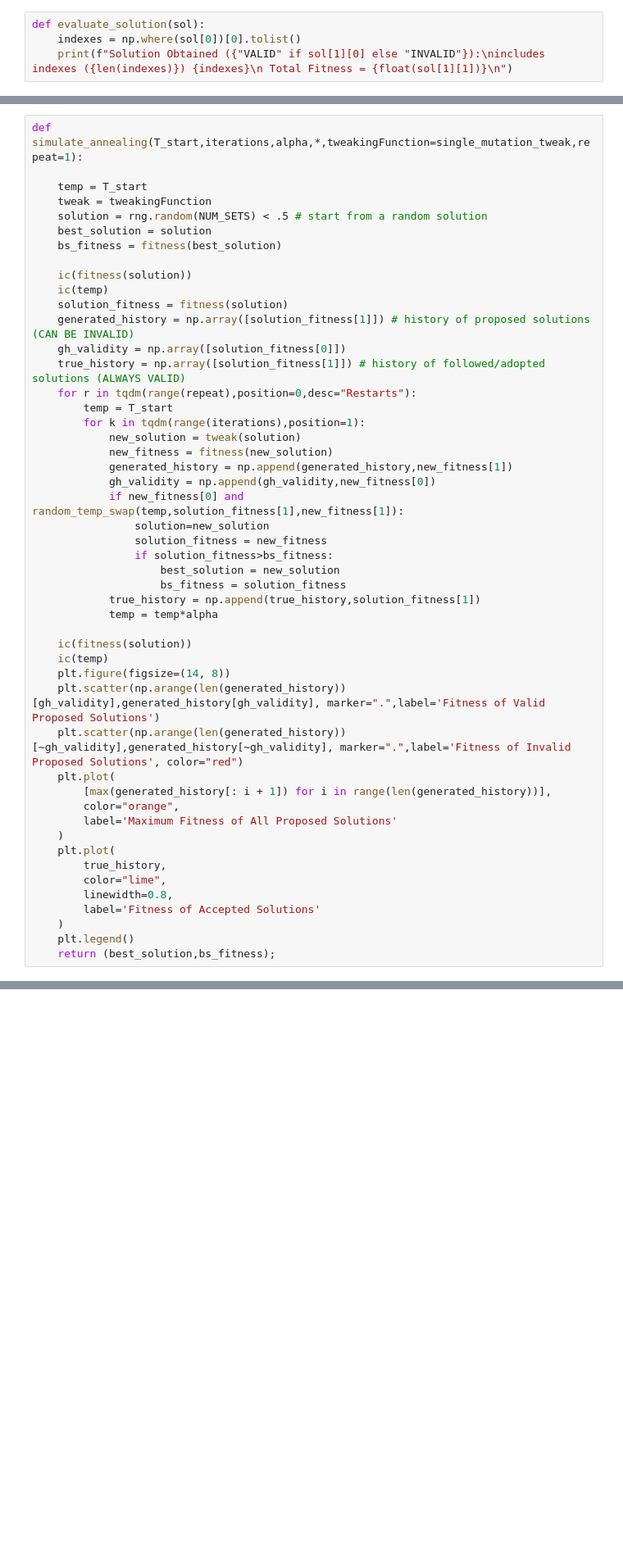
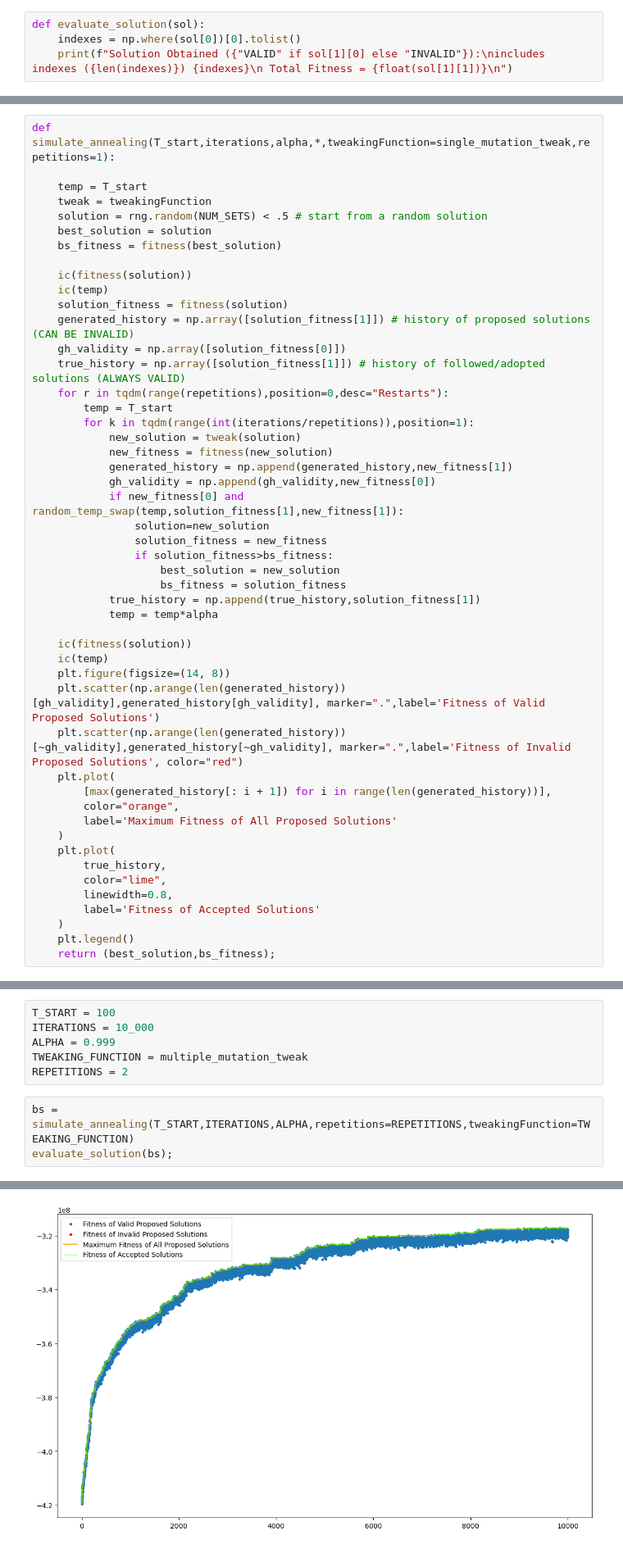
Before and after one commit to aledima00/CI2024_lab1, a Jupyter notebook: set-cover.ipynb, the cells around one changed output, grey strips where cells are left out. Shown at 82% size. Cells and saved outputs as stored; diff of their text form; blank space fills up the shorter version.

```diff
--- a/set-cover.ipynb
+++ b/set-cover.ipynb
@@ -184,6 +217,6 @@ As we can see from the plot, the model focuses on **exploitation** when the temp
 This technique seems useful, but the risk is to remain stuck in a *plateau* or a *ridge* corresponding to a local maximum, as when the maximum is found much less exploration is done: this can be solved with **iterated local search**, by **restarting** the algorithm at certain points using the previous solutions as starting points. Therefore, i modified the previous function to use it in a repeatable way:
 # %%
-def simulate_annealing(T_start,iterations,alpha,*,tweakingFunction=single_mutation_tweak,repeat=1):
+def simulate_annealing(T_start,iterations,alpha,*,tweakingFunction=single_mutation_tweak,repetitions=1):
 
     temp = T_start
     tweak = tweakingFunction
@@ -197,9 +230,9 @@ def simulate_annealing(T_start,iterations,alpha,*,tweakingFunction=single_mutati
     generated_history = np.array([solution_fitness[1]]) # history of proposed solutions (CAN BE INVALID)
     gh_validity = np.array([solution_fitness[0]])
     true_history = np.array([solution_fitness[1]]) # history of followed/adopted solutions (ALWAYS VALID)
-    for r in tqdm(range(repeat),position=0,desc="Restarts"):
+    for r in tqdm(range(repetitions),position=0,desc="Restarts"):
         temp = T_start
-        for k in tqdm(range(iterations),position=1):
+        for k in tqdm(range(int(iterations/repetitions)),position=1):
             new_solution = tweak(solution)
             new_fitness = fitness(new_solution)
             generated_history = np.append(generated_history,new_fitness[1])
@@ -236,0 +269,10 @@ evaluate_solution(bs);
+# %%
+T_START = 100
+ITERATIONS = 10_000
+ALPHA = 0.999
+TWEAKING_FUNCTION = multiple_mutation_tweak
+REPETITIONS = 2
+# %%
+bs = simulate_annealing(T_START,ITERATIONS,ALPHA,repetitions=REPETITIONS,tweakingFunction=TWEAKING_FUNCTION)
+evaluate_solution(bs);
+# %% [output]
@@ -236,0 +286 @@ evaluate_solution(bs);
+[figure, added]
```
Also changed, not shown: parts of 22 cells of this notebook, 4 other files.
